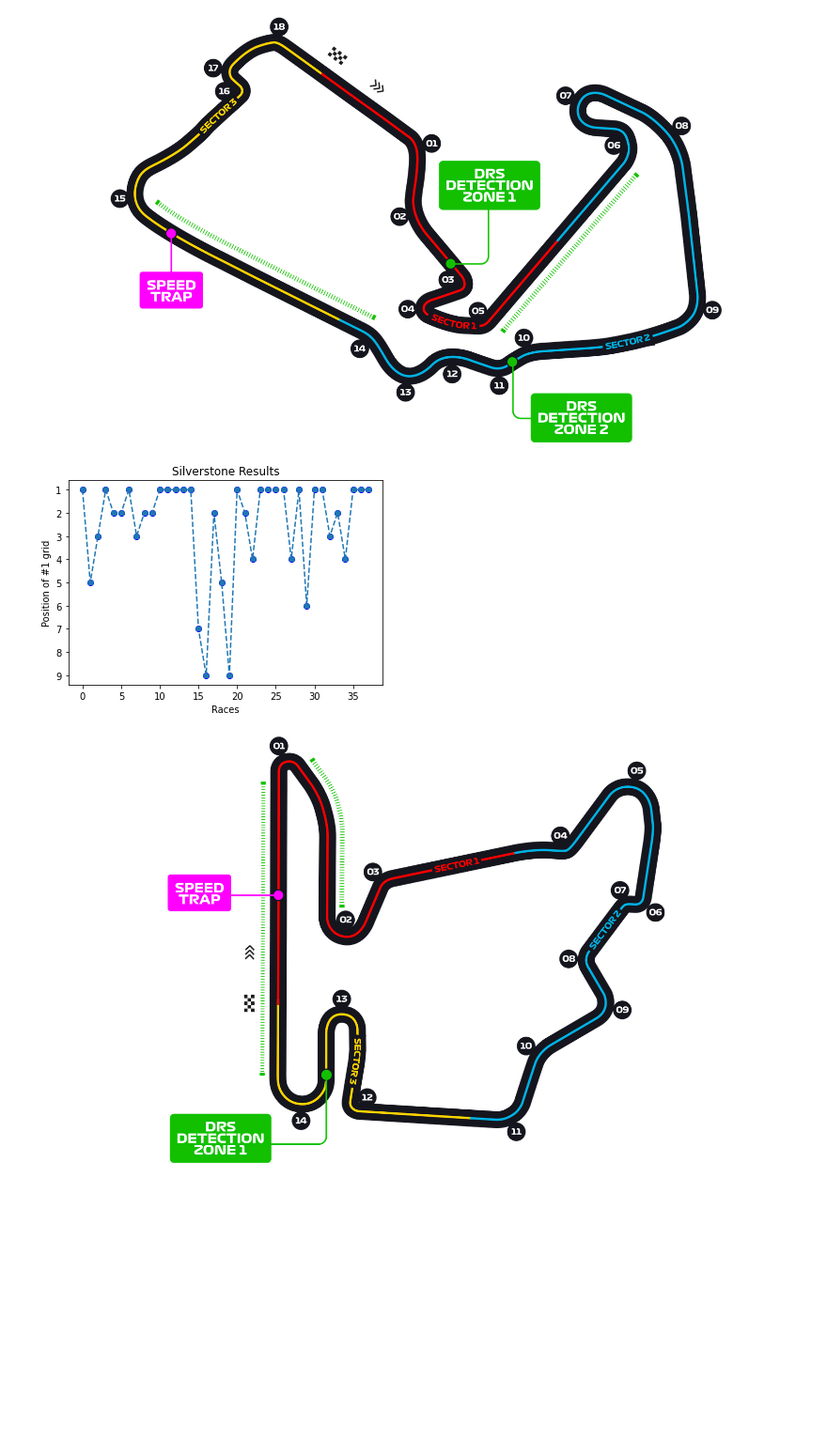
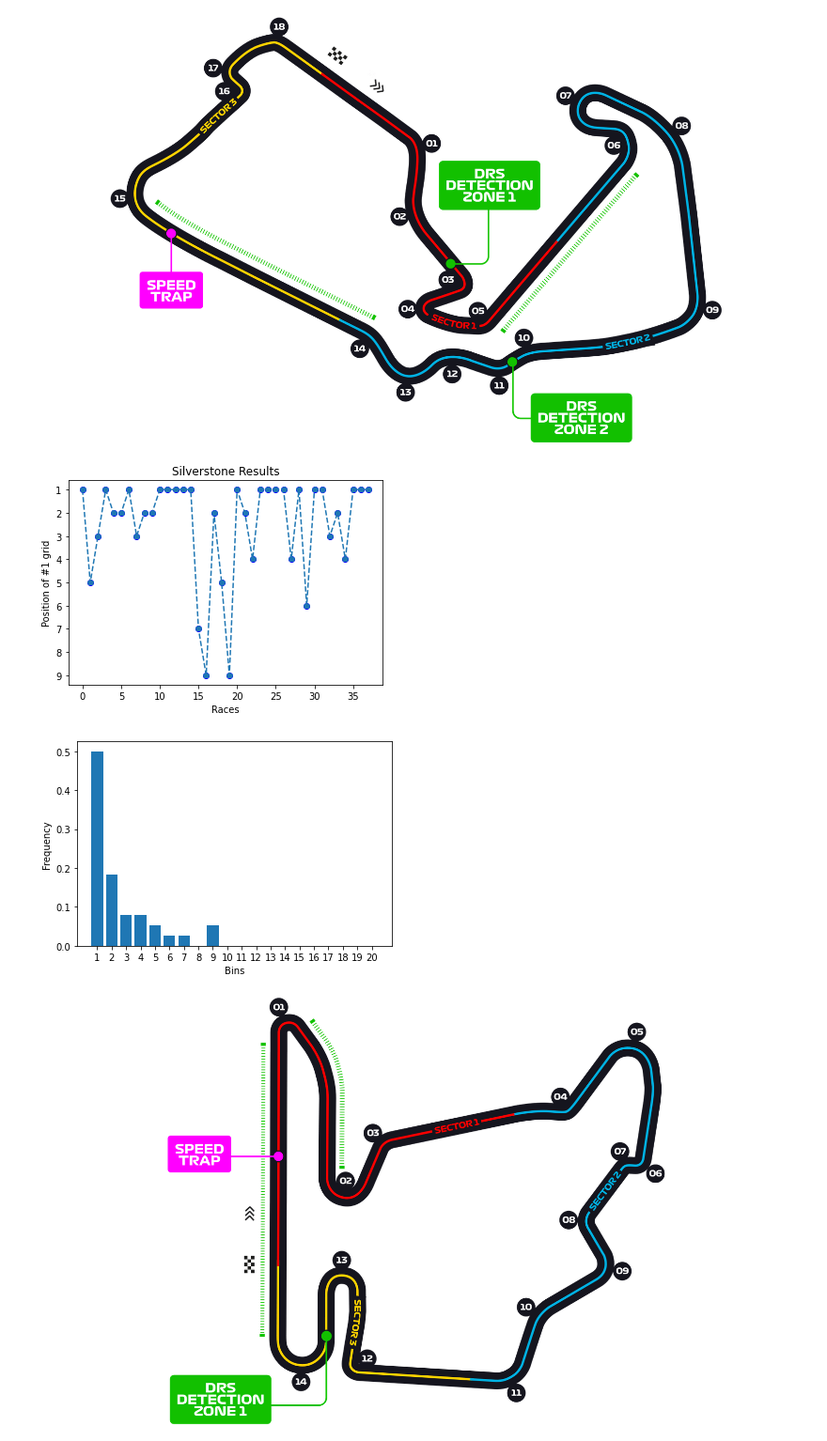
Before and after one commit to gonprats/datascience, a Jupyter notebook: F1_DataScience.ipynb, the cells around one changed output. Shown at 94% size. Saved outputs shown, nothing was run; the diff lists cells and outputs as text; code cells hidden in the pictures; blank space fills up the shorter version.

```diff
--- a/F1_DataScience.ipynb
+++ b/F1_DataScience.ipynb
@@ -140,20 +174,23 @@ Image('Great_Britain_Circuit.png')
 # %%
 silverstoneDF = races.loc[races['circuitId'] == silverstoneid]['raceId']
 for x in silverstoneDF:
     silverstone.append(x)
     test = results.loc[(results['grid'] == 1) & (results['raceId'] == x)]['position']
     for i in test:
         if i in list:
             silverstone_results.append(i)
         else:
             silverstone_count += 1
 #Plot results
 plot_circuit(silverstone_results, "Silverstone")
 
 # Regression time
 pred_Sil = regression_fun(silverstone_results)
+gaus = gaussian_fun(silverstone_results)
+plot_pos(gaus)
 # %% [output]
 [figure]
+[figure, added]
 # %%
 #Hungaroing
 hungaroring = []
```
Also changed, not shown: parts of 11 cells of this notebook.
